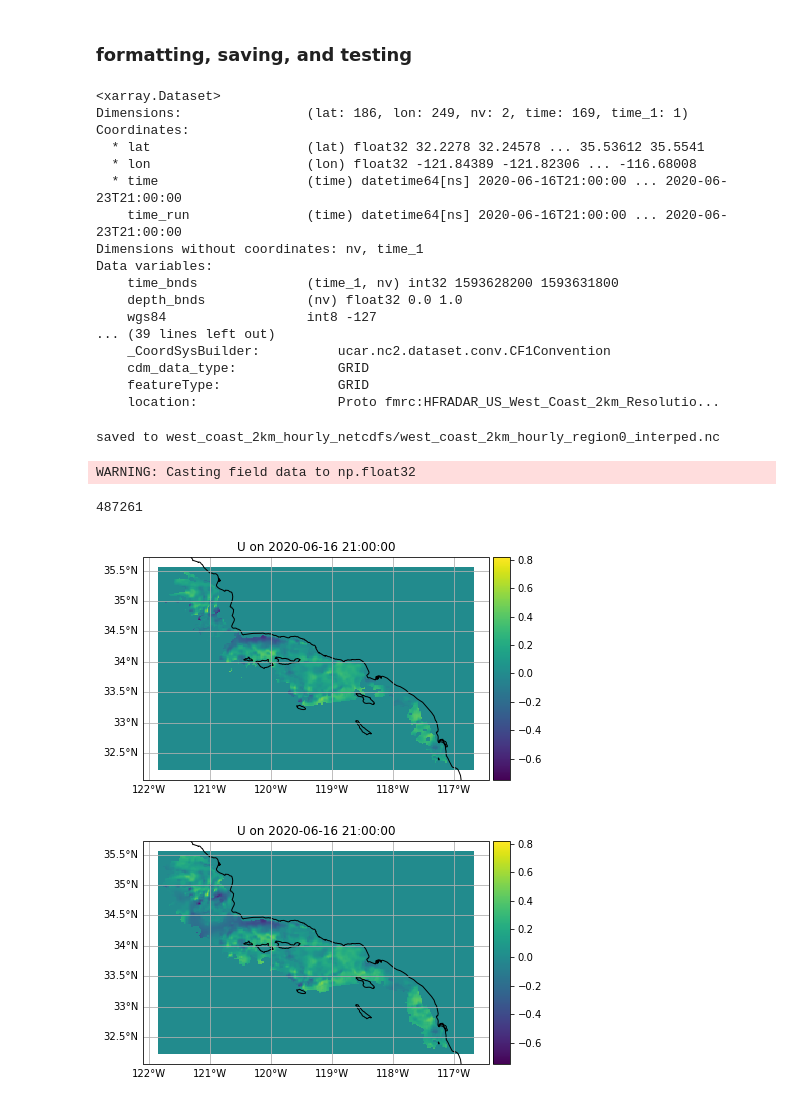
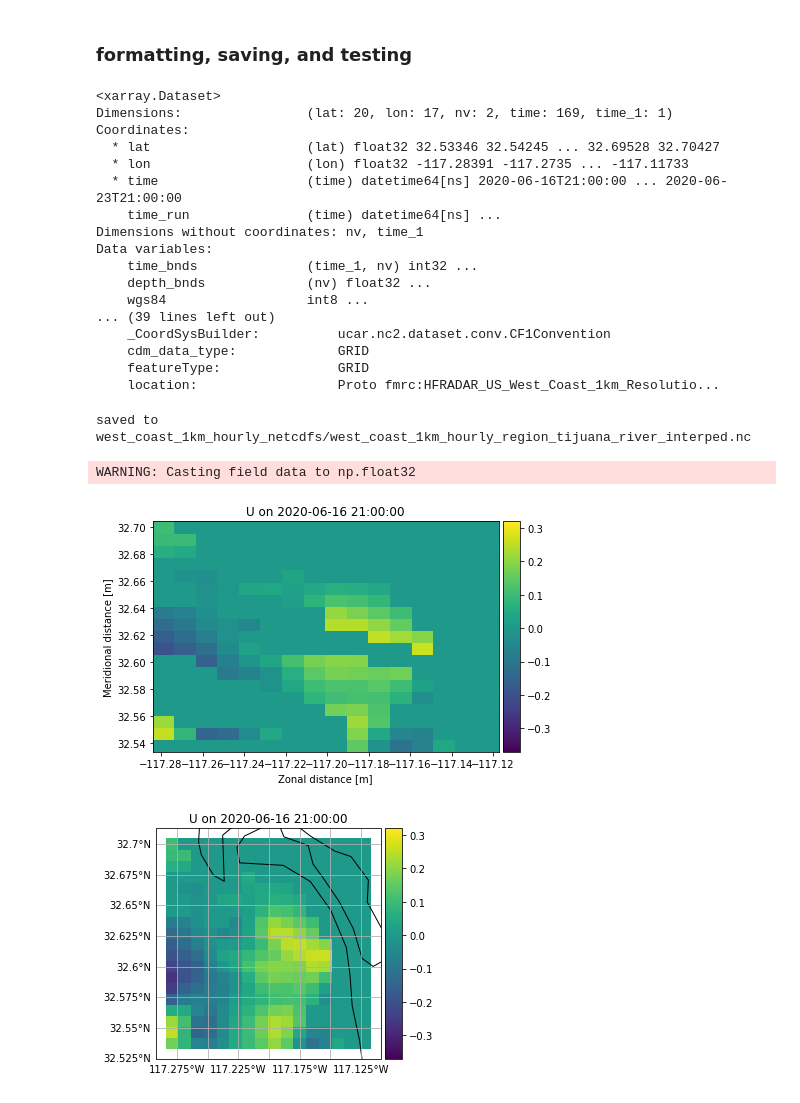
Before and after one commit to jerukan/PyPlume, a Jupyter notebook: gapfilling.ipynb, the cells around one changed output. Cells and saved outputs as stored; diff of their text form; code cells hidden in the pictures.

```diff
--- a/gapfilling.ipynb
+++ b/gapfilling.ipynb
@@ -243,13 +228,13 @@ hopefully after this interpolation, the gaps of invalid data are small enough to
 import numpy.ma as ma
 from gridfill import fill
 
-masked_2km_u = ma.masked_array(data_2km_u, invalid_interped)
-masked_2km_v = ma.masked_array(data_2km_v, invalid_interped)
+masked_u = ma.masked_array(target_interped_u, invalid_interped)
+masked_v = ma.masked_array(target_interped_v, invalid_interped)
 # %%
 kw = dict(eps=1e-4, relax=0.6, itermax=1e4, initzonal=False,
           cyclic=False, verbose=True)
 
 # since data is 3d, use axes 2 and 1 since axis 0 is time
-filled_u, converged_u = fill(masked_2km_u, 2, 1, **kw)
-filled_v, converged_v = fill(masked_2km_v, 2, 1, **kw)
+filled_u, converged_u = fill(masked_u, 2, 1, **kw)
+filled_v, converged_v = fill(masked_v, 2, 1, **kw)
 # %% [output]
@@ -288,46 +273,41 @@ def conv_to_dataarray(arr, dataarr):
     return xr.DataArray(arr, coords=dataarr.coords, dims=dataarr.dims, attrs=dataarr.attrs)
 # %%
 # re-add coordinates, dimensions, and metadata to interpolated data
-darr_u = conv_to_dataarray(filled_u, data_2km["u"])
-darr_v = conv_to_dataarray(filled_v, data_2km["v"])
-data_2km_interped = data_2km.drop_vars(["u", "v"]).assign(u=darr_u, v=darr_v)
-data_2km_interped
+darr_u = conv_to_dataarray(filled_u, target["xrds"]["u"])
+darr_v = conv_to_dataarray(filled_v, target["xrds"]["v"])
+target_interped_xrds = target["xrds"].drop_vars(["u", "v"]).assign(u=darr_u, v=darr_v)
+target_interped_xrds
 # %% [output]
 <xarray.Dataset>
-Dimensions:                (lat: 186, lon: 249, nv: 2, time: 169, time_1: 1)
+Dimensions:                (lat: 20, lon: 17, nv: 2, time: 169, time_1: 1)
 Coordinates:
-  * lat                    (lat) float32 32.2278 32.24578 ... 35.53612 35.5541
-  * lon                    (lon) float32 -121.84389 -121.82306 ... -116.68008
+  * lat                    (lat) float32 32.53346 32.54245 ... 32.69528 32.70427
+  * lon                    (lon) float32 -117.28391 -117.2735 ... -117.11733
   * time                   (time) datetime64[ns] 2020-06-16T21:00:00 ... 2020-06-23T21:00:00
-    time_run               (time) datetime64[ns] 2020-06-16T21:00:00 ... 2020-06-23T21:00:00
+    time_run               (time) datetime64[ns] ...
 Dimensions without coordinates: nv, time_1
 Data variables:
-    time_bnds              (time_1, nv) int32 1593628200 1593631800
-    depth_bnds             (nv) float32 0.0 1.0
-    wgs84                  int8 -127
+    time_bnds              (time_1, nv) int32 ...
+    depth_bnds             (nv) float32 ...
+    wgs84                  int8 ...
 ... (39 lines left out)
     _CoordSysBuilder:          ucar.nc2.dataset.conv.CF1Convention
     cdm_data_type:             GRID
     featureType:               GRID
-    location:                  Proto fmrc:HFRADAR_US_West_Coast_2km_Resolutio...
+    location:                  Proto fmrc:HFRADAR_US_West_Coast_1km_Resolutio...
 # %%
-save_path = filename2km.split(".nc")[0] + "_interped.nc"
-data_2km_interped.to_netcdf(save_path)
+save_path = target["file"].split(".nc")[0] + "_interped.nc"
+target_interped_xrds.to_netcdf(save_path)
 print(f"saved to {save_path}")
 # %% [output]
-saved to west_coast_2km_hourly_netcdfs/west_coast_2km_hourly_region0_interped.nc
+saved to west_coast_1km_hourly_netcdfs/west_coast_1km_hourly_region_tijuana_river_interped.nc
 # %%
-fs = FieldSet.from_xarray_dataset(data_2km.copy(deep=True), dict(U="u",V="v"), dict(lat="lat",lon="lon",time="time"))
-fs_interp = FieldSet.from_xarray_dataset(data_2km_interped.copy(deep=True), dict(U="u",V="v"), dict(lat="lat",lon="lon",time="time"))
+fs_interp = FieldSet.from_xarray_dataset(target_interped_xrds.copy(deep=True), dict(U="u",V="v"), dict(lat="lat",lon="lon",time="time"))
 # %% [output]
 WARNING: Casting field data to np.float32
-# %%
-generate_mask(data_2km["u"].values).sum()
-# %% [output]
-487261
 # %%
-fs.U.show()
+target["fs"].U.show()
 fs_interp.U.show()
 # %% [output]
-[figure, old version]
+[figure, new version]
-[figure, old version]
+[figure, new version]
```
Also changed, not shown: parts of 23 cells of this notebook, 2 other files.
